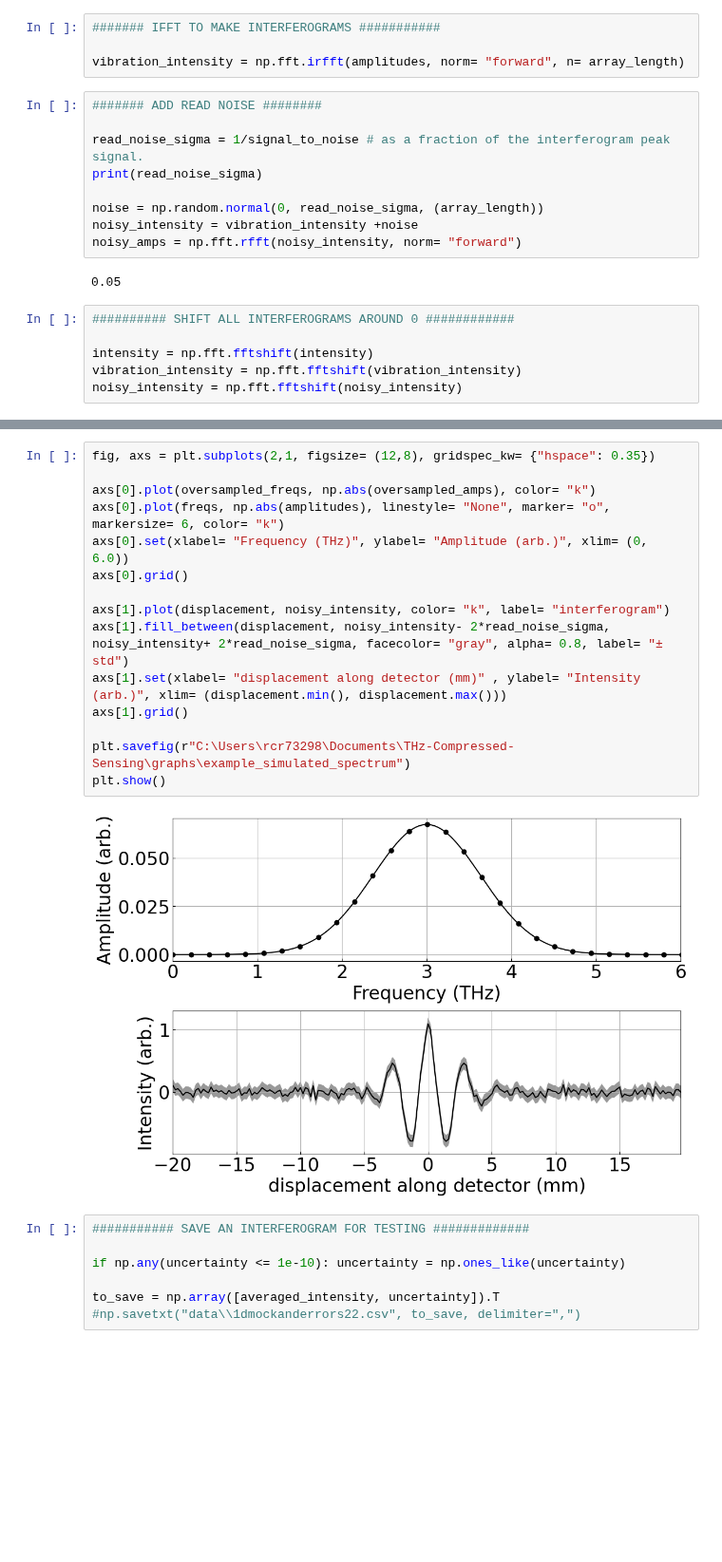
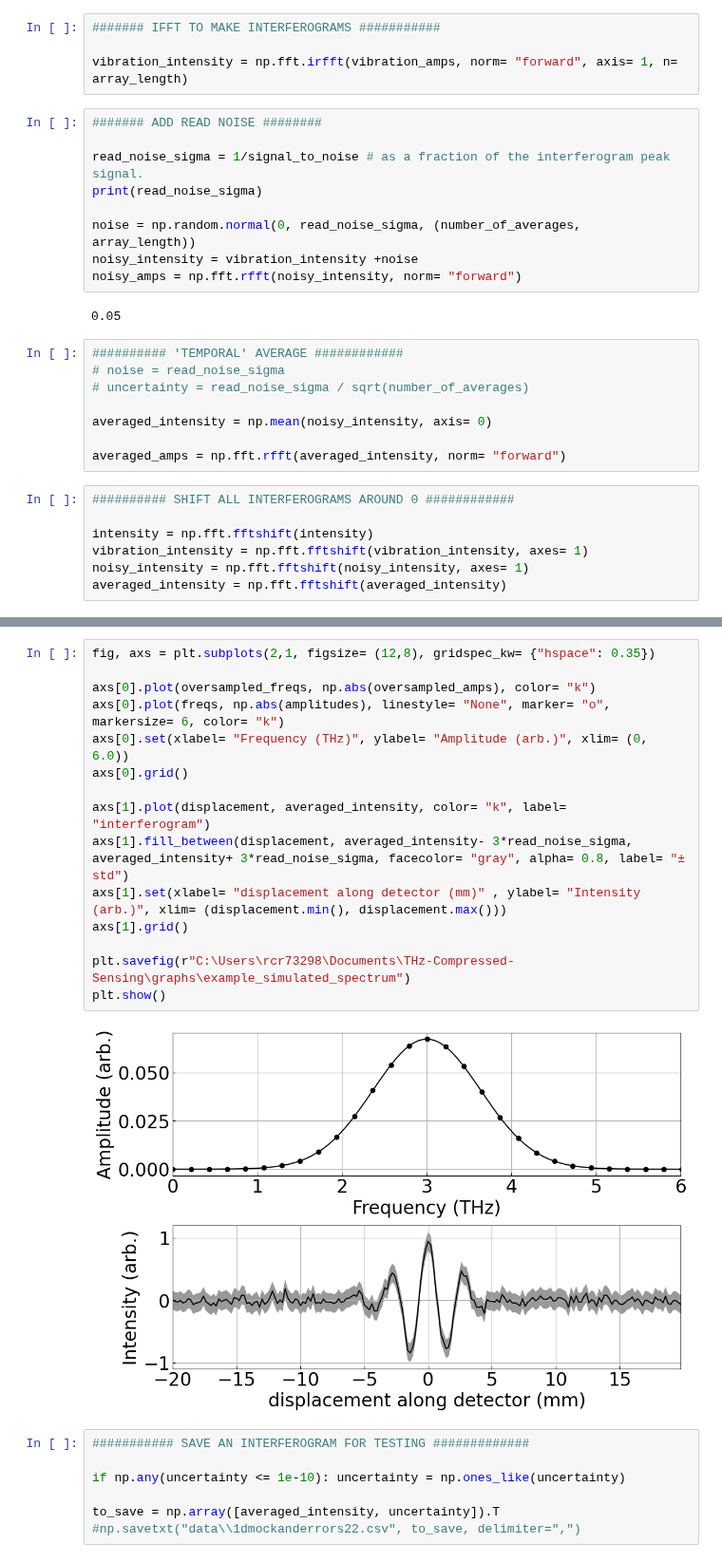
Before and after one commit to Jammi-Dodgers/THz-Compressed-Sensing, a Jupyter notebook: mock_interferograms_1d.ipynb, the cells around one changed output, grey strips where cells are left out. Shown at 95% size. Drawn from its saved outputs; the diff is of its cells as text; blank space fills up the shorter version.

Commit message:
re-implemented averaging with better understanding of how it affects the uncertainty.

```diff
--- a/mock_interferograms_1d.ipynb
+++ b/mock_interferograms_1d.ipynb
@@ -45,21 +58,30 @@ displacement = np.arange(-(pixel_pitch*1e-3* array_length//2), (pixel_pitch*1e-3
 # %%
 ####### IFFT TO MAKE INTERFEROGRAMS ###########
 
-vibration_intensity = np.fft.irfft(amplitudes, norm= "forward", n= array_length)
+vibration_intensity = np.fft.irfft(vibration_amps, norm= "forward", axis= 1, n= array_length)
 # %%
 ####### ADD READ NOISE ########
 
 read_noise_sigma = 1/signal_to_noise # as a fraction of the interferogram peak signal.
 print(read_noise_sigma)
 
-noise = np.random.normal(0, read_noise_sigma, (array_length))
+noise = np.random.normal(0, read_noise_sigma, (number_of_averages, array_length))
 noisy_intensity = vibration_intensity +noise
 noisy_amps = np.fft.rfft(noisy_intensity, norm= "forward")
 # %% [output]
 0.05
+# %%
+########## 'TEMPORAL' AVERAGE ############
+# noise = read_noise_sigma
+# uncertainty = read_noise_sigma / sqrt(number_of_averages)
+
+averaged_intensity = np.mean(noisy_intensity, axis= 0)
+
+averaged_amps = np.fft.rfft(averaged_intensity, norm= "forward")
 # %%
 ########## SHIFT ALL INTERFEROGRAMS AROUND 0 ############
 
 intensity = np.fft.fftshift(intensity)
-vibration_intensity = np.fft.fftshift(vibration_intensity)
-noisy_intensity = np.fft.fftshift(noisy_intensity)
+vibration_intensity = np.fft.fftshift(vibration_intensity, axes= 1)
+noisy_intensity = np.fft.fftshift(noisy_intensity, axes= 1)
+averaged_intensity = np.fft.fftshift(averaged_intensity)
@@ -101,20 +88,20 @@ plt.show()
 # %%
 fig, axs = plt.subplots(2,1, figsize= (12,8), gridspec_kw= {"hspace": 0.35})
 
 axs[0].plot(oversampled_freqs, np.abs(oversampled_amps), color= "k")
 axs[0].plot(freqs, np.abs(amplitudes), linestyle= "None", marker= "o", markersize= 6, color= "k")
 axs[0].set(xlabel= "Frequency (THz)", ylabel= "Amplitude (arb.)", xlim= (0, 6.0))
 axs[0].grid()
 
-axs[1].plot(displacement, noisy_intensity, color= "k", label= "interferogram")
-axs[1].fill_between(displacement, noisy_intensity- 2*read_noise_sigma, noisy_intensity+ 2*read_noise_sigma, facecolor= "gray", alpha= 0.8, label= "± std")
+axs[1].plot(displacement, averaged_intensity, color= "k", label= "interferogram")
+axs[1].fill_between(displacement, averaged_intensity- 3*read_noise_sigma, averaged_intensity+ 3*read_noise_sigma, facecolor= "gray", alpha= 0.8, label= "± std")
 axs[1].set(xlabel= "displacement along detector (mm)" , ylabel= "Intensity (arb.)", xlim= (displacement.min(), displacement.max()))
 axs[1].grid()
 
 plt.savefig(r"C:\Users\rcr73298\Documents\THz-Compressed-Sensing\graphs\example_simulated_spectrum")
 plt.show()
 # %% [output]
-[figure, old version]
+[figure, new version]
 # %%
 ########### SAVE AN INTERFEROGRAM FOR TESTING #############
 
```
Also changed, not shown: parts of 3 cells of this notebook, 1 other file.
